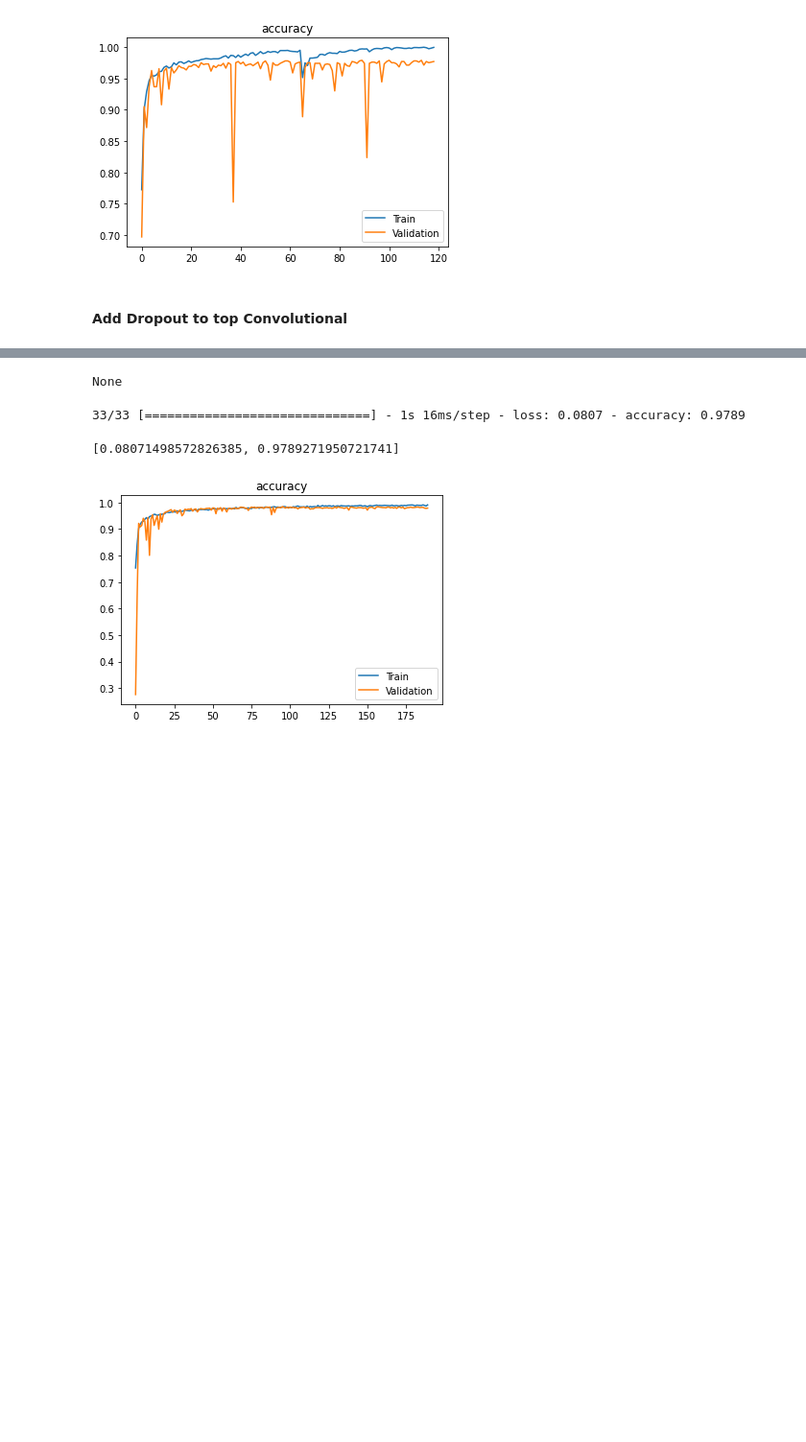
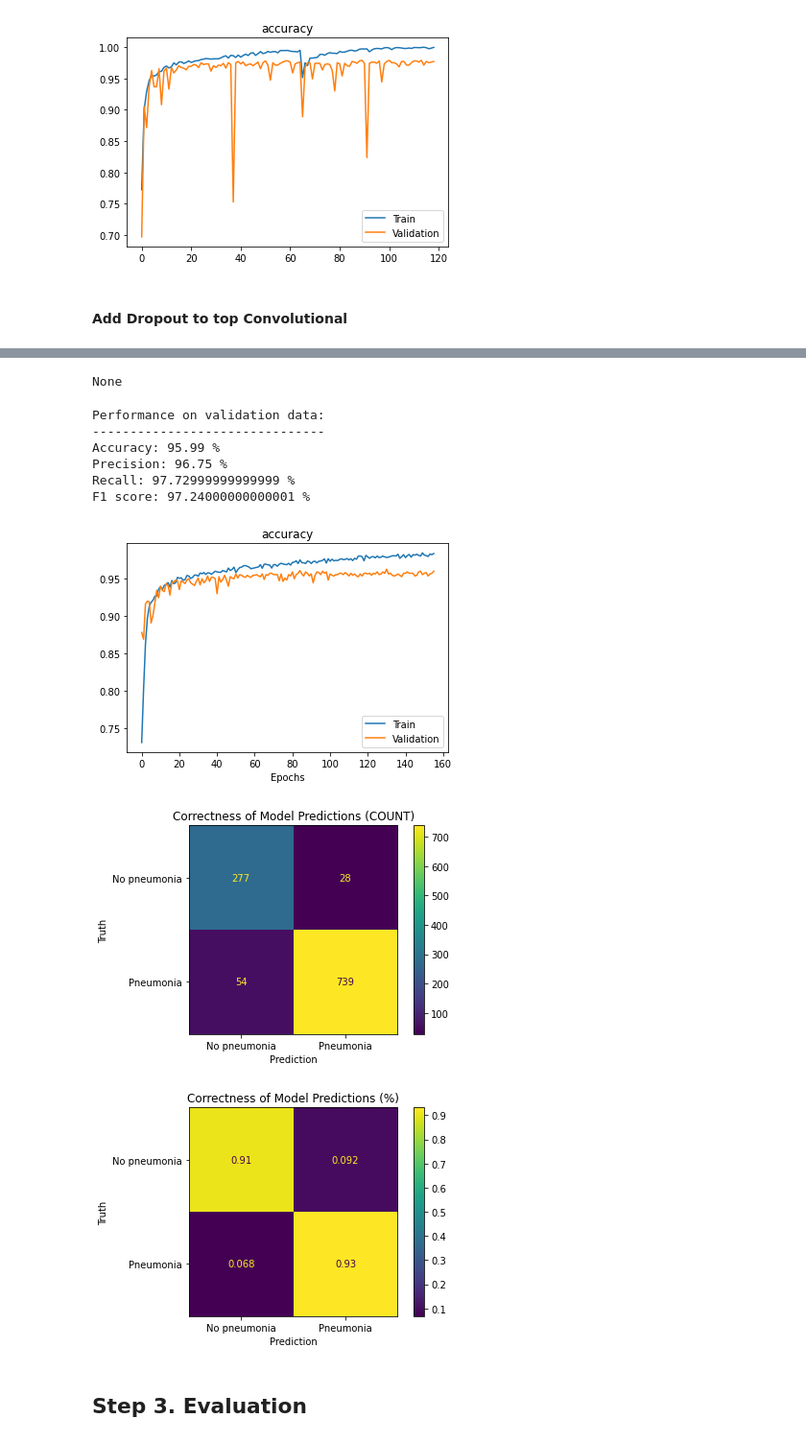
Before and after one commit to sethnlewis/X-Ray-Image-Classification, a Jupyter notebook: notebooks/final-notebook.ipynb, the cells around one changed output, grey strips where cells are left out. Shown: that part at 96% size. Cells and saved outputs as stored; diff of their text form; code cells hidden in the pictures; blank space fills up the shorter version.

Commit message:
Huge progress in creating consistency in flow. Ready to run through to see how performance varies from FSM to Top model

```diff
--- a/notebooks/final-notebook.ipynb
+++ b/notebooks/final-notebook.ipynb
@@ -149,10 +150,16 @@ Label data shape: (5856, 2)
 # %% [markdown]
 ##### Perform a train-test split on all data
 # %%
-# Classic train-test split
-x_train, x_val, y_train, y_val = train_test_split(images, labels,
+# Classic train-test split for TEST data
+x_train, x_test, y_train, y_test = train_test_split(images, labels,
                                                   random_state=RANDOM_STATE,
                                                   test_size=VAL_SPLIT)
+
+# Classic train-test split for VALIDATION data
+x_train, x_val, y_train, y_val = train_test_split(x_train, y_train,
+                                                  random_state=RANDOM_STATE,
+                                                  test_size=VAL_SPLIT)
+
 
 # Remove unnecessary data since memory issues can occur while running this script
 del images
@@ -184,5 +191,6 @@ def plot_metrics(history, metrics=['accuracy'], val=True):
             plt.plot(x, history['val_'+metric], label='Validation')
 
         # Basic figure improvements
+        plt.xlabel('Epochs')
         plt.title(metric)
         plt.legend();
@@ -193 +256,3 @@ early_stopper = [EarlyStopping(monitor='val_loss', patience=25)]
+# %%
+input_shape = (TARGET_SIZE, TARGET_SIZE, 3)
 # %% [markdown]
@@ -588,28 +575,24 @@ None
 DROPOUT = 0.3
 LAMBDA = 0.005
 
-
 model = Sequential()
-model.add(Conv2D(8,
+model.add(Conv2D(8, activation='relu',
                  kernel_size=7,
-                 input_shape=(TARGET_SIZE, TARGET_SIZE, 3),
-                 activation='relu',
+                 input_shape=input_shape,
                  padding='same',
                  kernel_regularizer=regularizers.l2(LAMBDA)))
 model.add(MaxPooling2D(pool_size=(2, 2)))
 model.add(Dropout(DROPOUT))
 
-model.add(Conv2D(16,
+model.add(Conv2D(16, activation='relu',
                  kernel_size=7,
-                 activation='relu',
                  padding='same',
                  kernel_regularizer=regularizers.l2(LAMBDA)))
 model.add(MaxPooling2D(pool_size=(2, 2)))
 model.add(Dropout(DROPOUT))
 
-model.add(Conv2D(32,
+model.add(Conv2D(32, activation='relu',
                  kernel_size=7,
-                 activation='relu',
                  padding='same',
                  kernel_regularizer=regularizers.l2(LAMBDA)))
 model.add(MaxPooling2D(pool_size=(2, 2)))
@@ -617,8 +600,7 @@ model.add(Dropout(DROPOUT))
 
 model.add(Flatten())
 
-model.add(Dense(2,
-                activation='softmax'))
+model.add(Dense(2, activation='softmax'))
 
 model.compile(optimizer='SGD',
               metrics=['accuracy'],
@@ -627,16 +609,10 @@ model.compile(optimizer='SGD',
 fit = model.fit(x=x_train,
                 y=y_train,
                 epochs=500,
-                callbacks=callbacks,
+                callbacks=early_stopper,
                 validation_data=(x_val, y_val),
                 verbose=0)
 
-plot_metrics(fit.history)
 
-#model.load_weights('best_model.h5')
-display(model.summary())
-
-
-# Print evaluation results on validation set
-model.evaluate(x_val, y_val)
+show_model_performance(model, x_val, y_val, fit);
 # %% [output]
@@ -654,12 +630,18 @@ conv2d_15 (Conv2D)           (None, 64, 64, 16)        6288
 _________________________________________________________________
 ... (14 lines left out)
 Total params: 48,978
 Trainable params: 48,978
 Non-trainable params: 0
 _________________________________________________________________
 None
-33/33 [==============================] - 1s 16ms/step - loss: 0.0807 - accuracy: 0.9789
+Performance on validation data:
+-------------------------------
+Accuracy: 95.99 %
+Precision: 96.75 %
+Recall: 97.72999999999999 %
+F1 score: 97.24000000000001 %
-[0.08071498572826385, 0.9789271950721741]
-[figure, old version]
+[figure, new version]
+[figure, added]
+[figure, added]
 # %%
 # Having established the above model as the top performer, set it as "top_model" to be evaluated on Test data
@@ -667 +650,3 @@ top_model = model
+# %% [markdown]
+## Step 3. Evaluation
 # %% [markdown]
```
Also changed, not shown: parts of 30 cells of this notebook.
